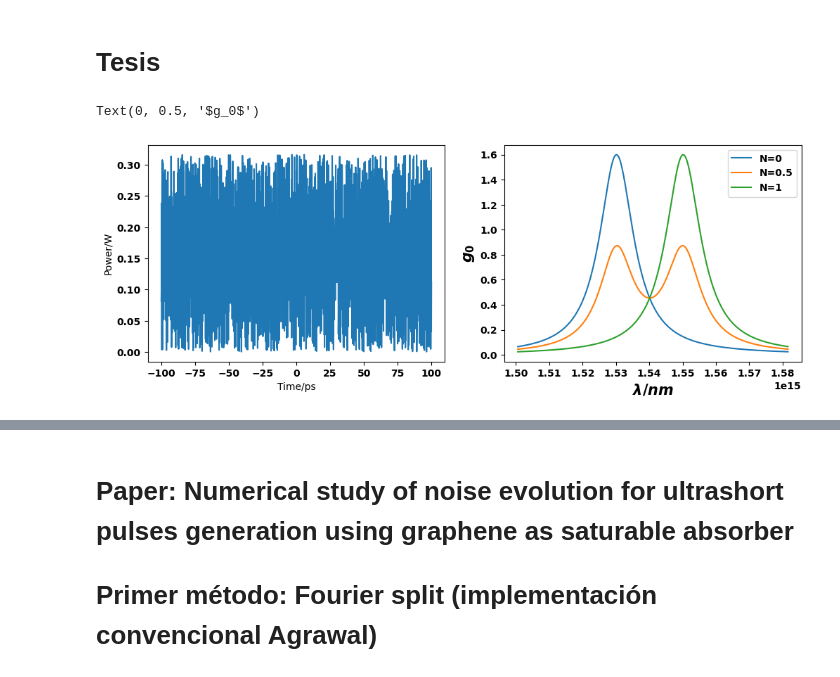
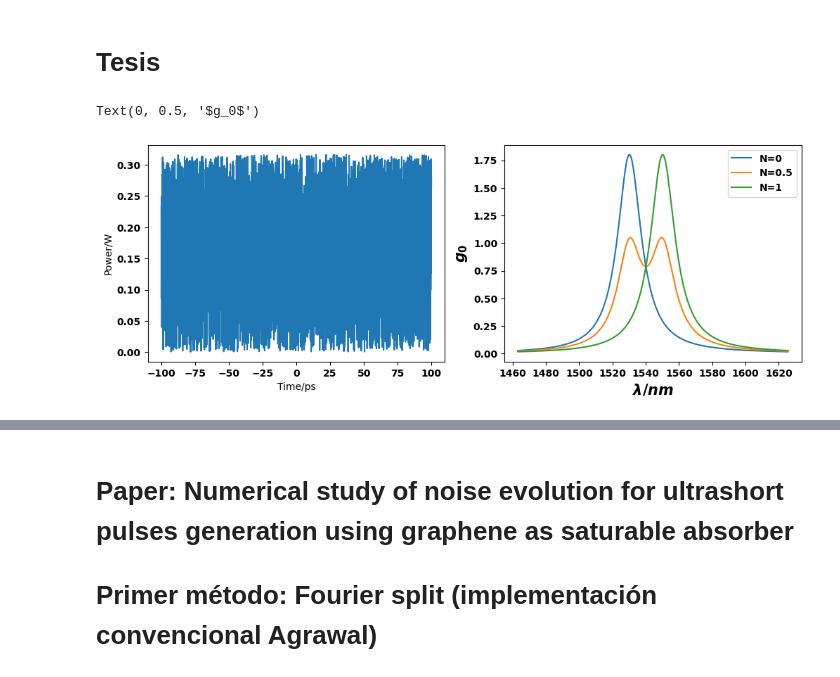
Before and after one commit to EstebanM-98/University_codes, a Jupyter notebook: Ingenieria/Nonlinear_Optics/Dualband/evol_ultrashort(1).ipynb, the cells around one changed output, grey strips where cells are left out. Drawn from its saved outputs; the diff is of its cells as text; code cells hidden in the pictures.

```diff
--- a/Ingenieria/Nonlinear_Optics/Dualband/evol_ultrashort(1).ipynb
+++ b/Ingenieria/Nonlinear_Optics/Dualband/evol_ultrashort(1).ipynb
@@ -149,7 +150,7 @@ def Delta_landa1(y_data,x_data):
     return abs(x2-x1)
 # %%
 T = 200
-nt = 2**11
+nt = 2**12
 dt = T/nt
 t = np.linspace(-T/2,T/2,nt)
 dw= 2*np.pi/(nt*dt)
@@ -159,7 +160,7 @@ wl = 1550
 
 # PARAMETROS DA FIBRA SMF
 z1 = 4 # Longitud de la fibra
-nz1 = 100
+nz1 = 200
 dz1 = z1/nz1
 alpha = 0
 D11 = 17
@@ -168,7 +169,7 @@ gamma1 = 3e-3 # Parametro de nolinealidad
 
 #% PARAMETROS DA FIBRA DE ERBIO
 z2 = 1
-nz2 = 100
+nz2 = 200
 dz2 = z2/nz2
 Tr = ((((z1+z2)*1.45)/luz))*1e12  #
 
@@ -178,9 +179,9 @@ else:
     Tr = Tr
 
 loss = 0
-gain = 2 #1.44 #; % coeficiente de ganancia (m^-1)
+gain = 1.8 #; % coeficiente de ganancia (m^-1)
 PL = 0.534*1e-3 #; % potencia de saturacion
-omega = 5 #2*np.pi*3.75 #; % largura de banda do ganho
+omega = 7#5   #2*np.pi*3.75 #; % largura de banda do ganho
 OK = Tr*PL
 D21 = -14  #; % parametro de dispersão (GVD)
 D2 = -(D21*wl**2/(2*np.pi*luz)) # % beta2 (ps^2/m)
@@ -204,36 +205,36 @@ f=plt.figure(figsize=(12,4))
 
 plt.subplot(121)
 plt.plot(t,np.abs(A))
 plt.xlabel('Time/ps')
 plt.ylabel('Power/W')
 
 plt.subplot(122)
 
 
 w0=(2*np.pi*luz)/(1540*1e-9)*1e-12
 dw= 2*np.pi/(nt*dt)
 w = np.array([j*dw for j in range(-int(nt/2), int(nt/2))])
 w=w+w0
-WL=np.sort((2*np.pi*luz)/w)
+WL=np.sort((2*np.pi*luz)/(w*1e12))
 
 '''
 wl = np.linspace(1.5e-6, 1.6e-6, 100)
 omega = (2*np.pi*luz)/wl
 '''
 
 N=[0,0.5,1]
 
 for i in N:
 
-    y=g0(w,i,1.6,omega)
+    y=g0(w,i,gain,omega)
     plt.plot(WL*1e9, y,label='N='+str(i))
     plt.legend()
 
 plt.xlabel('$\lambda/nm$',fontsize=15)
 plt.ylabel('$g_0$',fontsize=15)
 # %% [output]
 Text(0, 0.5, '$g_0$')
-[figure, old version]
+[figure, new version]
 # %%
 for ii in range(1,voltas):
     u[ii,:] = fibrasmf(u[ii-1,:],dt,dz1,nz1,D1,gamma1,alpha);
```
Also changed, not shown: parts of 11 cells of this notebook.
